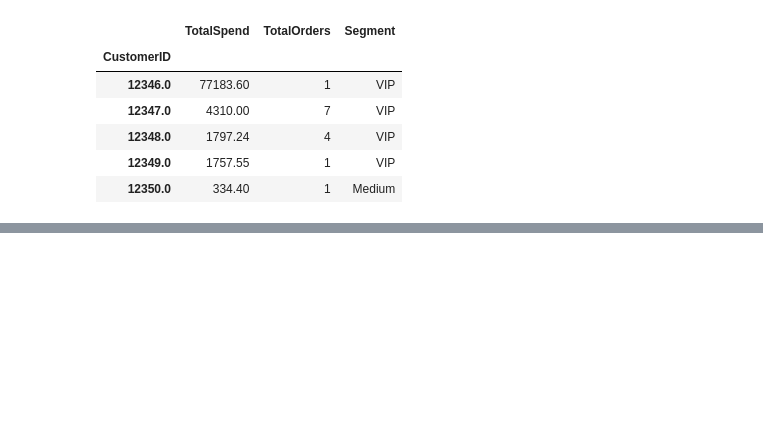
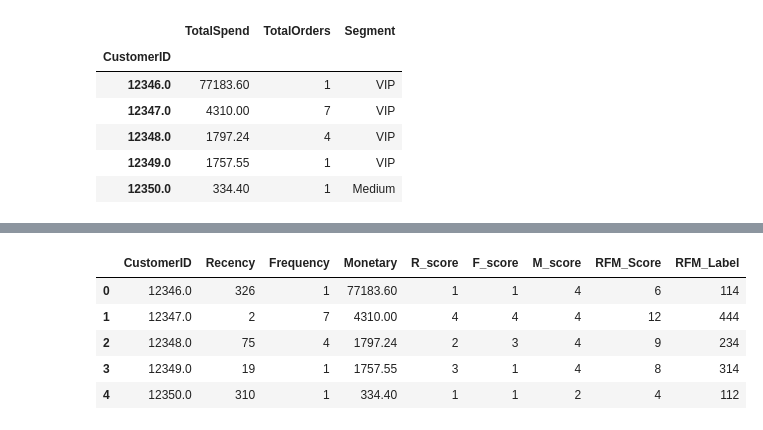
Before and after one commit to CarrieZYX/online-retail-analysis, a Jupyter notebook: notebooks/online_retail_analysis.ipynb, the cells around one changed output, grey strips where cells are left out. Cells and saved outputs as stored; diff of their text form; code cells hidden in the pictures; blank space fills up the shorter version.

```diff
--- a/notebooks/online_retail_analysis.ipynb
+++ b/notebooks/online_retail_analysis.ipynb
@@ -658,0 +638,26 @@ rfm.head()
+# %%
+# Recency: smaller is better → reverse score
+rfm["R_score"] = pd.qcut(
+    rfm["Recency"],
+    q=4,
+    labels=[4, 3, 2, 1],
+    duplicates="drop"
+)
+
+# Frequency: larger is better → use rank to stabilize
+rfm["F_score"] = pd.qcut(
+    rfm["Frequency"].rank(method="first"),
+    q=4,
+    labels=[1, 2, 3, 4],
+    duplicates="drop"
+)
+
+# Monetary: larger is better
+rfm["M_score"] = pd.qcut(
+    rfm["Monetary"],
+    q=4,
+    labels=[1, 2, 3, 4],
+    duplicates="drop"
+)
+
+rfm.head()
@@ -659,2 +671,26 @@ rfm.head()
+# %%
+# Create RFM total score (for ranking)
+rfm["RFM_Score"] = (
+    rfm["R_score"].astype(int) +
+    rfm["F_score"].astype(int) +
+    rfm["M_score"].astype(int)
+)
+
+# Create RFM label (for segmentation)
+rfm["RFM_Label"] = (
+    rfm["R_score"].astype(str) +
+    rfm["F_score"].astype(str) +
+    rfm["M_score"].astype(str)
+)
+
+# Check results
+rfm.head()
+# %% [output]
+|  | CustomerID | Recency | Frequency | Monetary | R_score | F_score | M_score | RFM_Score | RFM_Label |
+| 0 | 12346.0 | 326 | 1 | 77183.60 | 1 | 1 | 4 | 6 | 114 |
+| 1 | 12347.0 | 2 | 7 | 4310.00 | 4 | 4 | 4 | 12 | 444 |
+| 2 | 12348.0 | 75 | 4 | 1797.24 | 2 | 3 | 4 | 9 | 234 |
+| 3 | 12349.0 | 19 | 1 | 1757.55 | 3 | 1 | 4 | 8 | 314 |
+| 4 | 12350.0 | 310 | 1 | 334.40 | 1 | 1 | 2 | 4 | 112 |
 # %%
 def segment_customer(row):
```
Also changed, not shown: parts of 45 cells of this notebook, 1 other file.
